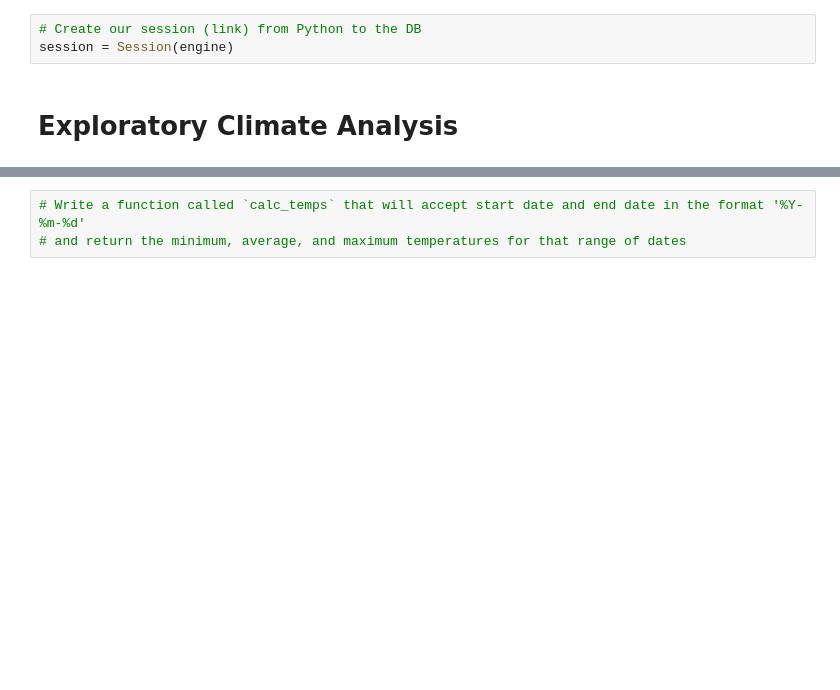
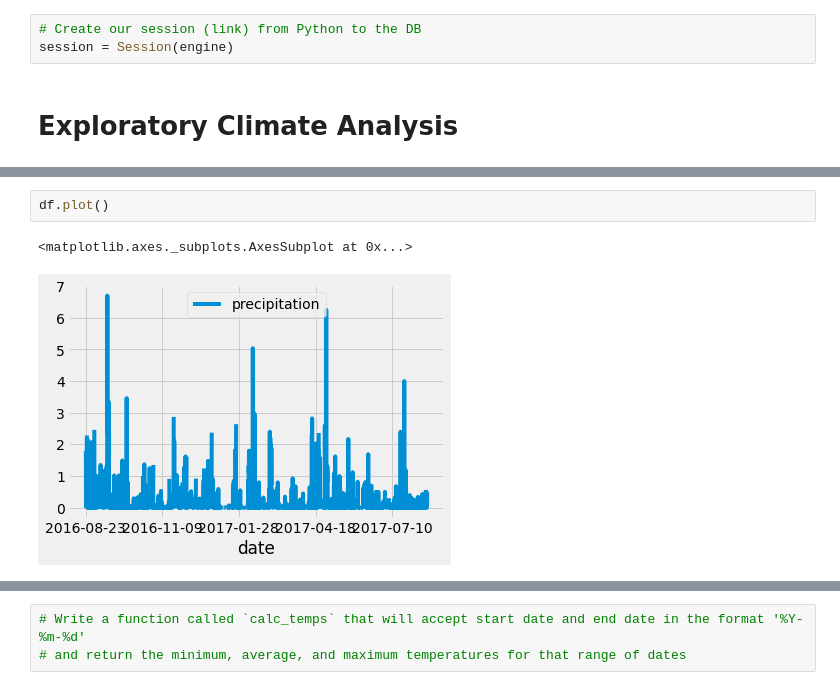
Before and after one commit to kristenmaskery/surfs_up, a Jupyter notebook: climate_analysis.ipynb, the cells around one changed output, grey strips where cells are left out. Saved outputs shown, nothing was run; the diff lists cells and outputs as text; blank space fills up the shorter version.

```diff
--- a/climate_analysis.ipynb
+++ b/climate_analysis.ipynb
@@ -53,2 +83,7 @@ session = Session(engine)
+# %%
+df.plot()
+# %% [output]
+<matplotlib.axes._subplots.AxesSubplot at 0x...>
+[figure, added]
 # %%
 # Use Pandas to calcualte the summary statistics for the precipitation data
```
Also changed, not shown: parts of 8 cells of this notebook.
